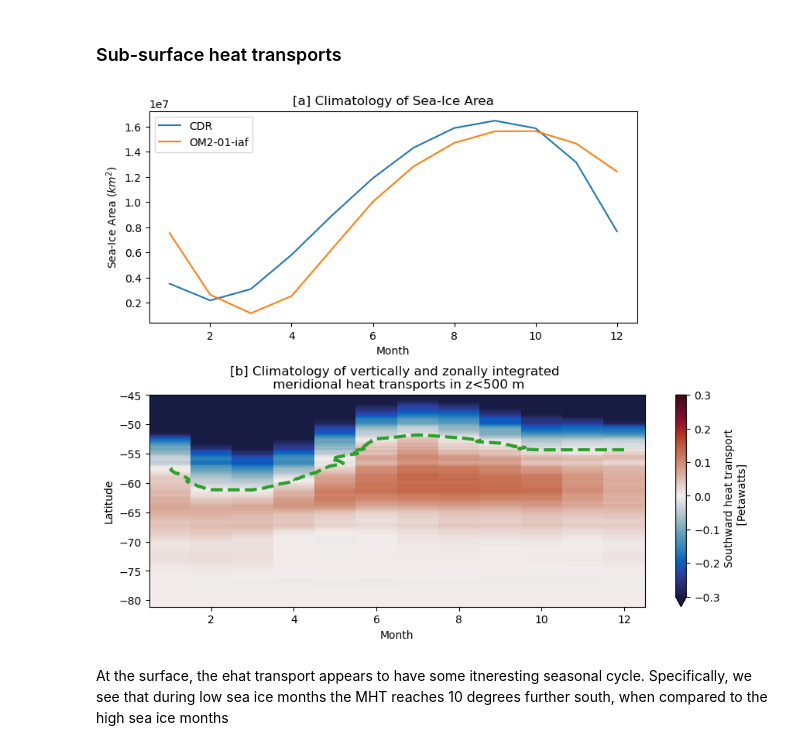
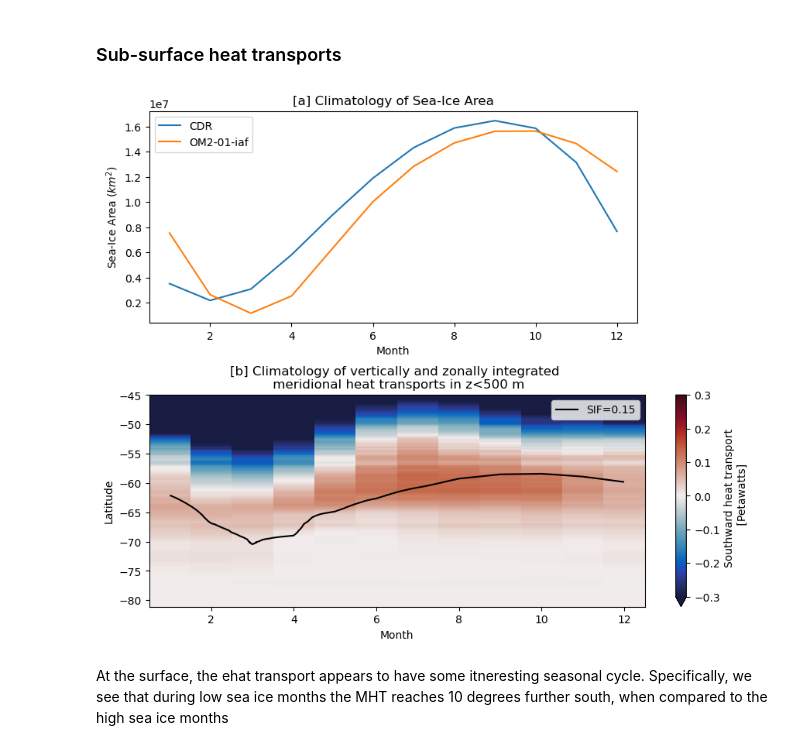
Before and after one commit to willaguiar/OM2_Eddies_SeaIce, a Jupyter notebook: Jupyter/Climatology_MHT.ipynb, the cells around one changed output. Saved outputs shown, nothing was run; the diff lists cells and outputs as text; code cells hidden in the pictures.

```diff
--- a/Jupyter/Climatology_MHT.ipynb
+++ b/Jupyter/Climatology_MHT.ipynb
@@ -114,6 +119,7 @@ savedir = '/g/data/ik11/users/wf4500/OM2_Eddies_SeaIce/Plotted_data/'
 SIE_clim = xr.open_dataset(savedir+'SIE_climatology_OM2_IAF.nc')
 SIA_clim = xr.open_dataset(savedir+'SIA_climatology_OM2_IAF.nc')
 SIA = xr.open_dataset(savedir+'SIA_monthly_OM2_IAF.nc')
+SIF_clim = xr.open_dataset(savedir+'SIF_ZM_climatology_OM2_IAF.nc')
 # heat transports
 
 Tyfull_clim = xr.open_dataset(savedir+'MHT_climatology_OM2_IAF.nc')
@@ -252,29 +272,32 @@ That basically means that as sea ice grows, heat transport concentrates heat at
 # %%
 fig = plt.figure(figsize=(10,8))
 plt.subplots_adjust(left=0.1, right=0.9, top=0.9, bottom=0.1, wspace=0.4, hspace=0.34)
 gs = gridspec.GridSpec(2, 5, height_ratios=[1, 1])
 
 ax1 = fig.add_subplot(gs[0, 0:4])
 climatology(obs_area_dt["cdr_sh"].ds.cdr_area).plot(label="CDR")
 climatology(1e-6*SIA).plot(label="OM2-01-iaf")
 plt.title("[a] Climatology of Sea-Ice Area")
 plt.ylabel("Sea-Ice Area ($km^2$)")
 plt.xlabel('Month')
 plt.xlim(0.5,12.5)
 plt.legend()
 
 
 ax2 = fig.add_subplot(gs[1, :])
+plt.plot(0,0,color='k',label='SIF=0.15')
 (-1e-15*Tyfull_clim_y_z500).plot(y='yu_ocean',vmin=-.3,vmax=.3,cmap=cm.balance,cbar_kwargs={'label': "Southward heat transport \n [Petawatts]"})
-(-1e-15*Tyfull_clim_y_z500.sel(yu_ocean=slice(-65,-45))).plot.contour(y='yu_ocean',levels=[0,],linewidths=3,linestyles='--',colors='tab:green')
+#(-1e-15*Tyfull_clim_y_z500.sel(yu_ocean=slice(-65,-45))).plot.contour(y='yu_ocean',levels=[0,],linewidths=3,linestyles='--',colors='tab:green')
+SIF_clim.aice_m.isel(yt_ocean=slice(100,None)).plot.contour(x='month',levels=[0.15,],colors='k')
 plt.ylabel('Latitude')
 plt.xlabel('Month')
+plt.legend()
 plt.title("[b] Climatology of vertically and zonally integrated \n meridional heat transports in z<500 m")
 
 
 plt.savefig(figdir + 'Upper_layers_depth_seasonality.png',dpi=300)
 # %% [output]
-[figure, old version]
+[figure, new version]
 # %% [markdown]
 At the surface, the ehat transport appears to have some itneresting seasonal cycle. Specifically, we see that during low sea ice months the MHT reaches 10 degrees further south, when compared to the high sea ice months
 # %% [markdown]
```
Also changed, not shown: parts of 4 cells of this notebook, 1 other file.
